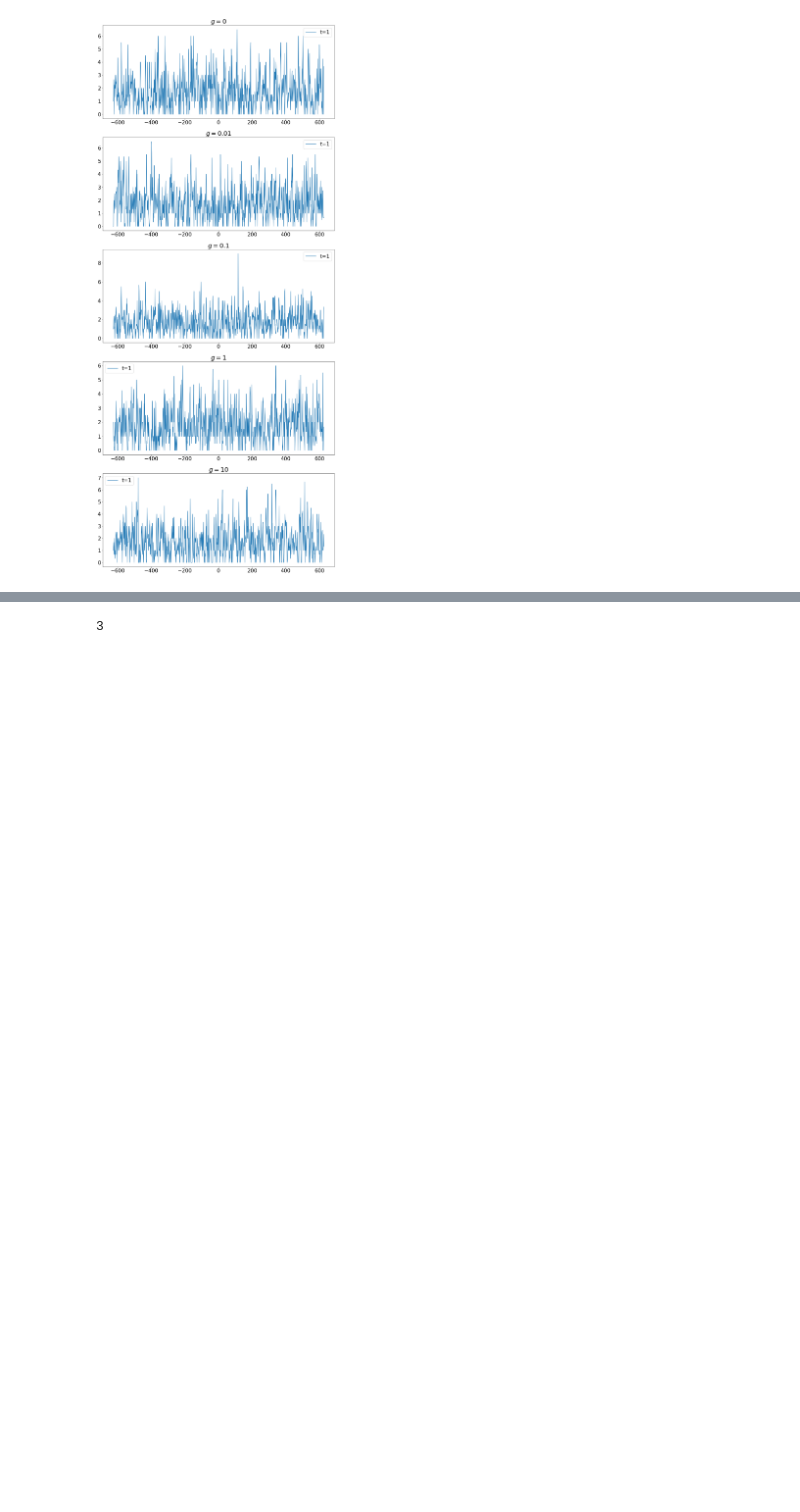
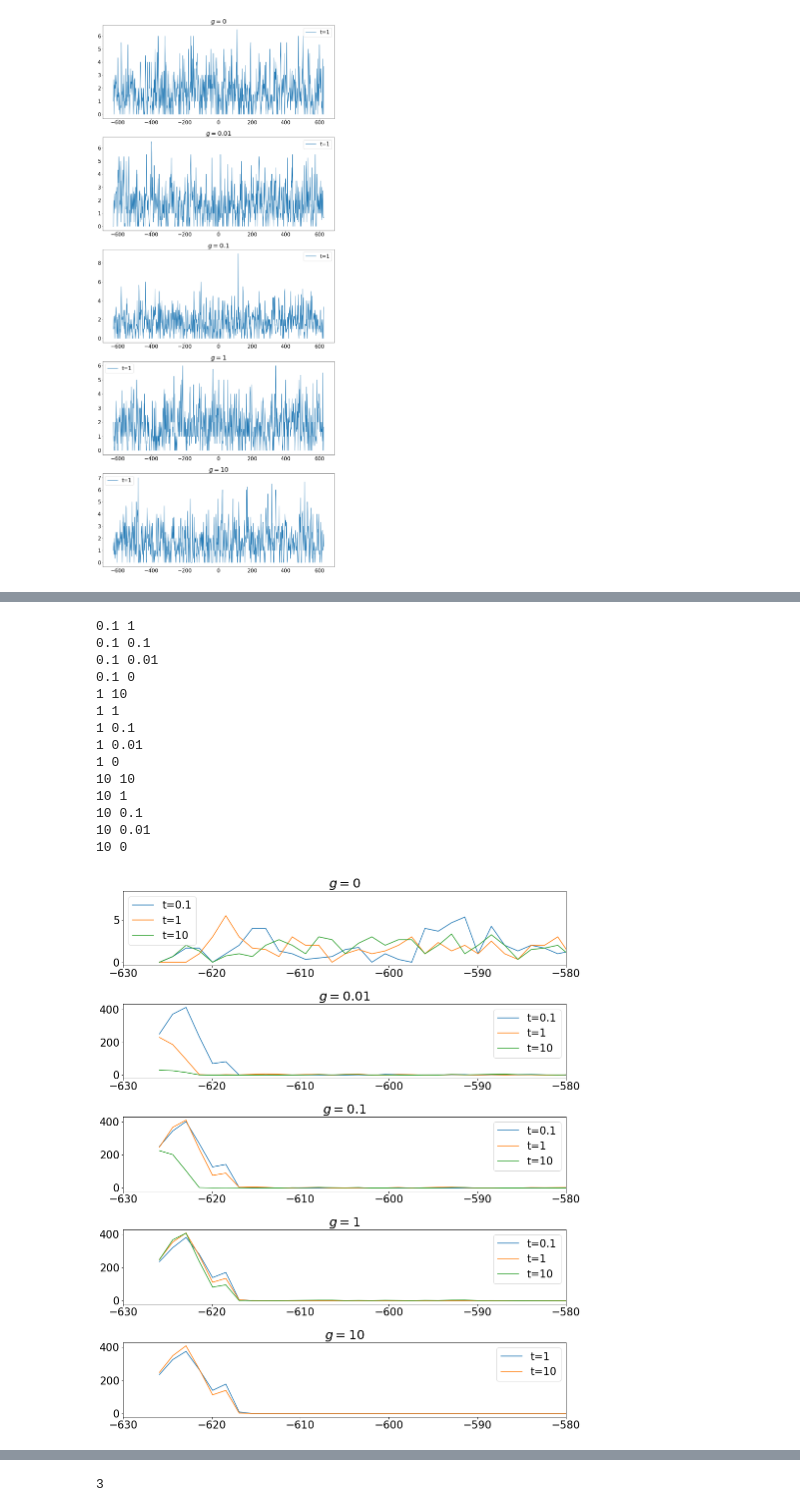
Before and after one commit to hikata101/monte-carlo-simulations-of-hard-disk, a Jupyter notebook: monte_carlo_simulations.ipynb, the cells around one changed output, grey strips where cells are left out. Drawn from its saved outputs; the diff is of its cells as text; code cells hidden in the pictures; blank space fills up the shorter version.

```diff
--- a/monte_carlo_simulations.ipynb
+++ b/monte_carlo_simulations.ipynb
@@ -711,3 +731,62 @@ FileNotFoundError: [Errno 2] No such file or directory: './values/problem4/outpu
+# %%
+fig = plt.figure(figsize=(14, 16))
+plt.rcParams.update({'font.size': 21})
+files = ["./values/problem7/output_0.1.json","./values/problem7/output_1.json","./values/problem7/output_10.json"]
+json_open = open('./values/problem4/output_test.json', 'r')
+json_load = json.load(json_open)
+
+mus = json_load["mus"][2]
+gravities = [0.0, 0.01, 0.1, 1, 10]
+positions ={
+    0.0: 1,
+    0.01: 2,
+    0.1: 3,
+    1: 4,
+    10: 5
+}
+b_values = [1.5, 2, 3, 5]
+ax = [fig.add_subplot(5, 1, position) for position in positions.values()]
+
+# for mus in mus_list:
+for file in files:
+    json_open = open(file, 'r')
+    json_load = json.load(json_open)
+
+    mus = json_load["mus"]
+    for mu in mus:
+        print(mu["T"],mu["Gravity"])
+        position = positions[mu["Gravity"]]-1
+        result =  compute_density_profile_for_each_b(mu, b_values)
+        title = r"$ g = $" + str(mu["Gravity"])
+        ax[position].set_xlim(-630, -580)
+        ax[position].plot(result[0], result[1], label=f"t="+str(mu["T"]))
+        ax[position].set_title(title)
+        ax[position].legend()
+# ax[i] = fig.add_subplot(5, 1, positions[mus[i]["Gravity"]])
+# result =  compute_density_profile_for_each_b(mus[i], b_values)
+# title = r"$ g = $" + str(mus[i]["Gravity"])
+# ax[i].plot(result[0], result[1], label=f"t="+str(mus[i]["T"]))
+# print(result[1].sum()/len(result[1]))
+# ax[i].set_title(title)
+# ax[i].legend()
+fig.tight_layout()
+fig.savefig("problem7_appendix.png", dpi=400,pad_inches=0)
+# %% [output]
+0.1 1
+0.1 0.1
+0.1 0.01
+0.1 0
+1 10
+1 1
+1 0.1
+1 0.01
+1 0
+10 10
+10 1
+10 0.1
+10 0.01
+10 0
+[figure, added]
 # %%
 def snapshots(filename):
     fig = plt.figure(figsize=(14, 16))
```
Also changed, not shown: parts of 5 cells of this notebook, 1 other file.
